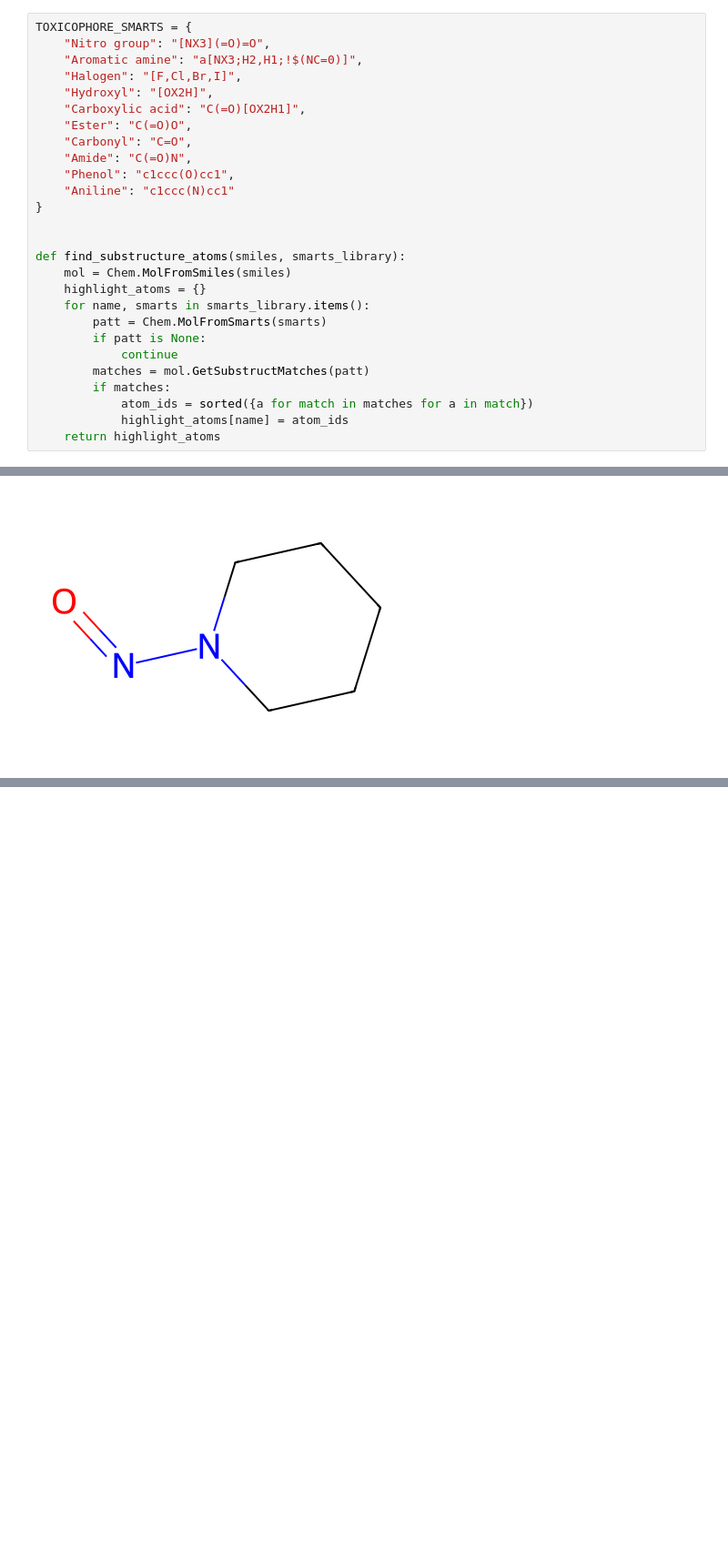
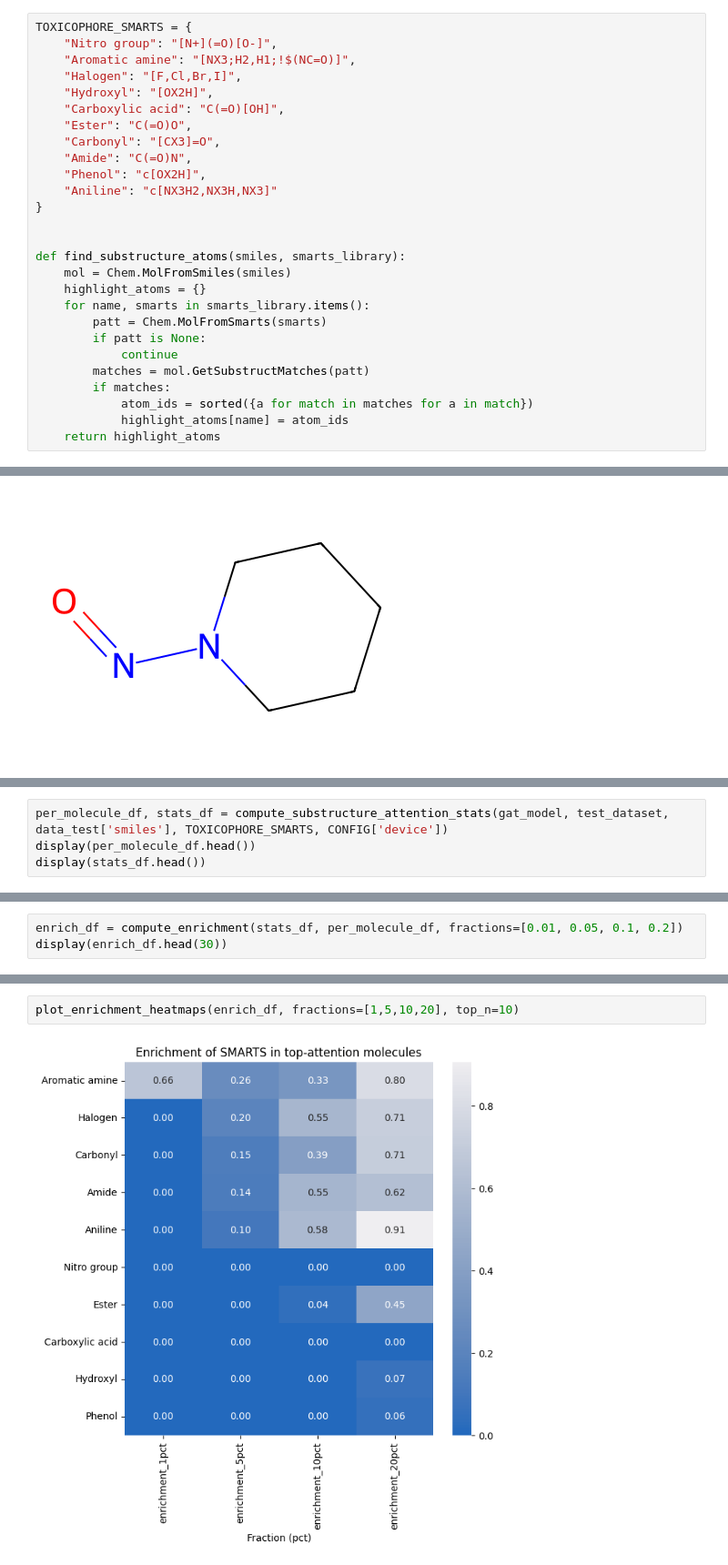
Before and after one commit to goIsaiah/ToxicityPredictor, a Jupyter notebook: ToxicityPredictor_GNNs.ipynb, the cells around one changed output, grey strips where cells are left out. Shown at 91% size. Saved outputs shown, nothing was run; the diff lists cells and outputs as text; blank space fills up the shorter version.

```diff
--- a/ToxicityPredictor_GNNs.ipynb
+++ b/ToxicityPredictor_GNNs.ipynb
@@ -586,16 +616,16 @@ visualize_topk_attention(gat_model, test_dataset, data_test['smiles'], k=9)
 Highlighting Functional Substructures (SMARTS Patterns)
 # %%
 TOXICOPHORE_SMARTS = {
-    "Nitro group": "[NX3](=O)=O",
-    "Aromatic amine": "a[NX3;H2,H1;!$(NC=0)]",
+    "Nitro group": "[N+](=O)[O-]",
+    "Aromatic amine": "[NX3;H2,H1;!$(NC=O)]",
     "Halogen": "[F,Cl,Br,I]",
     "Hydroxyl": "[OX2H]",
-    "Carboxylic acid": "C(=O)[OX2H1]",
+    "Carboxylic acid": "C(=O)[OH]",
     "Ester": "C(=O)O",
-    "Carbonyl": "C=O",
+    "Carbonyl": "[CX3]=O",
     "Amide": "C(=O)N",
-    "Phenol": "c1ccc(O)cc1",
-    "Aniline": "c1ccc(N)cc1"
+    "Phenol": "c[OX2H]",
+    "Aniline": "c[NX3H2,NX3H,NX3]"
 }
 
 
@@ -657,0 +984,4 @@ Image(data=img_bytes)
+# %%
+per_molecule_df, stats_df = compute_substructure_attention_stats(gat_model, test_dataset, data_test['smiles'], TOXICOPHORE_SMARTS, CONFIG['device'])
+display(per_molecule_df.head())
+display(stats_df.head())
@@ -657,0 +1002,3 @@ Image(data=img_bytes)
+# %%
+enrich_df = compute_enrichment(stats_df, per_molecule_df, fractions=[0.01, 0.05, 0.1, 0.2])
+display(enrich_df.head(30))
@@ -657,0 +1017,4 @@ Image(data=img_bytes)
+# %%
+plot_enrichment_heatmaps(enrich_df, fractions=[1,5,10,20], top_n=10)
+# %% [output]
+[figure, added]
```
Also changed, not shown: parts of 28 cells of this notebook, 2 other files.
